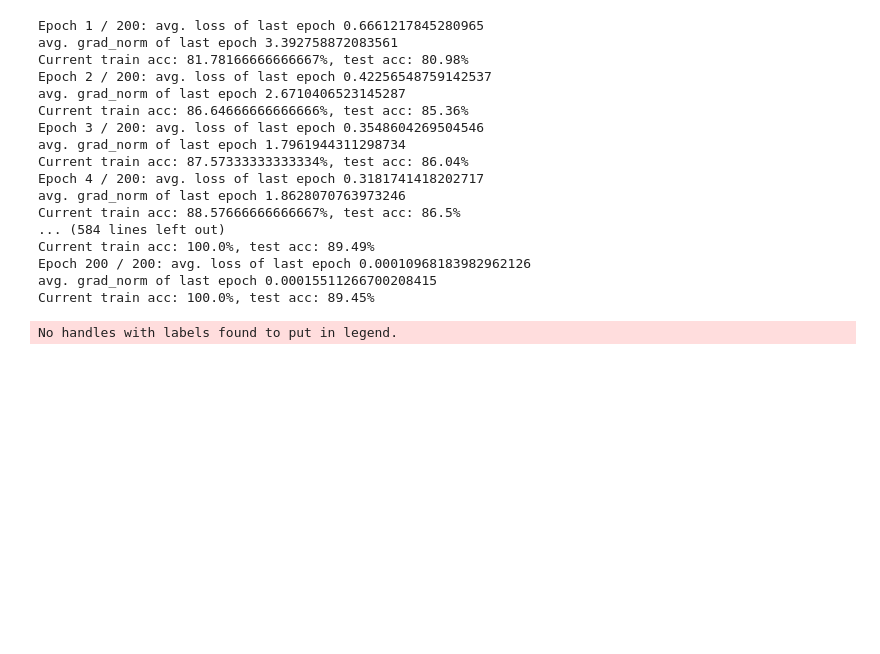
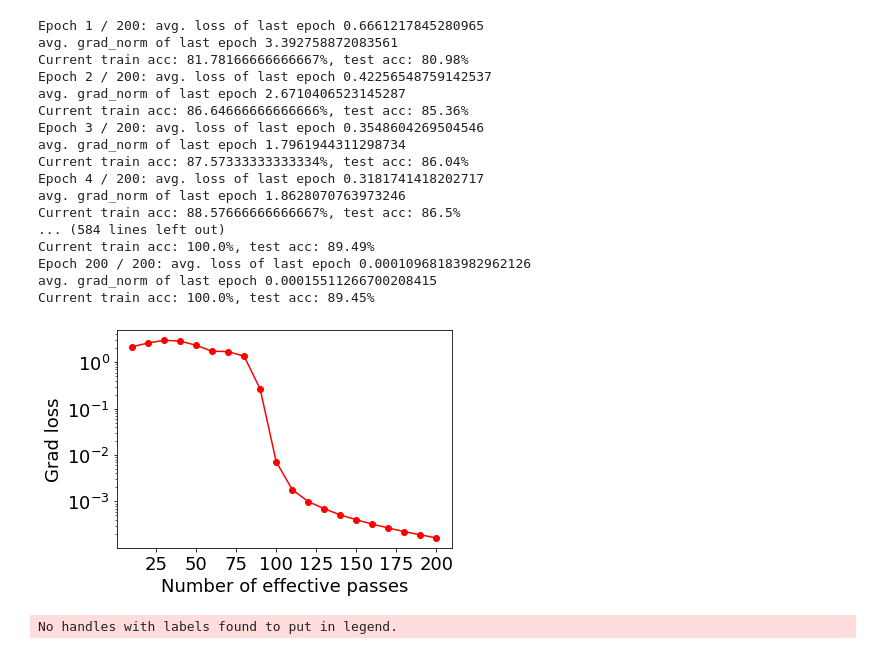
Before and after one commit to CENG501-Projects/CENG501-Spring2022, a Jupyter notebook: Project_Kose_Varli/experiments/fashionmnist_experiments.ipynb, the cells around one changed output. Drawn from its saved outputs; the diff is of its cells as text; code cells hidden in the pictures; blank space fills up the shorter version.

```diff
--- a/Project_Kose_Varli/experiments/fashionmnist_experiments.ipynb
+++ b/Project_Kose_Varli/experiments/fashionmnist_experiments.ipynb
@@ -548,6 +548,10 @@ Current train acc: 100.0%, test acc: 89.45%
 # %%
 #Save the history
 save_history_json("/content/gdrive/MyDrive/SMGExperiments/SMG-Fashion-History/SMG_constantLR.json", history)
+# %%
+plot_norm_square_grad(history)
+# %% [output]
+[figure, added]
 # %%
 plot_loss(history)
 # %% [output]
```
Also changed, not shown: parts of 17 cells of this notebook.
